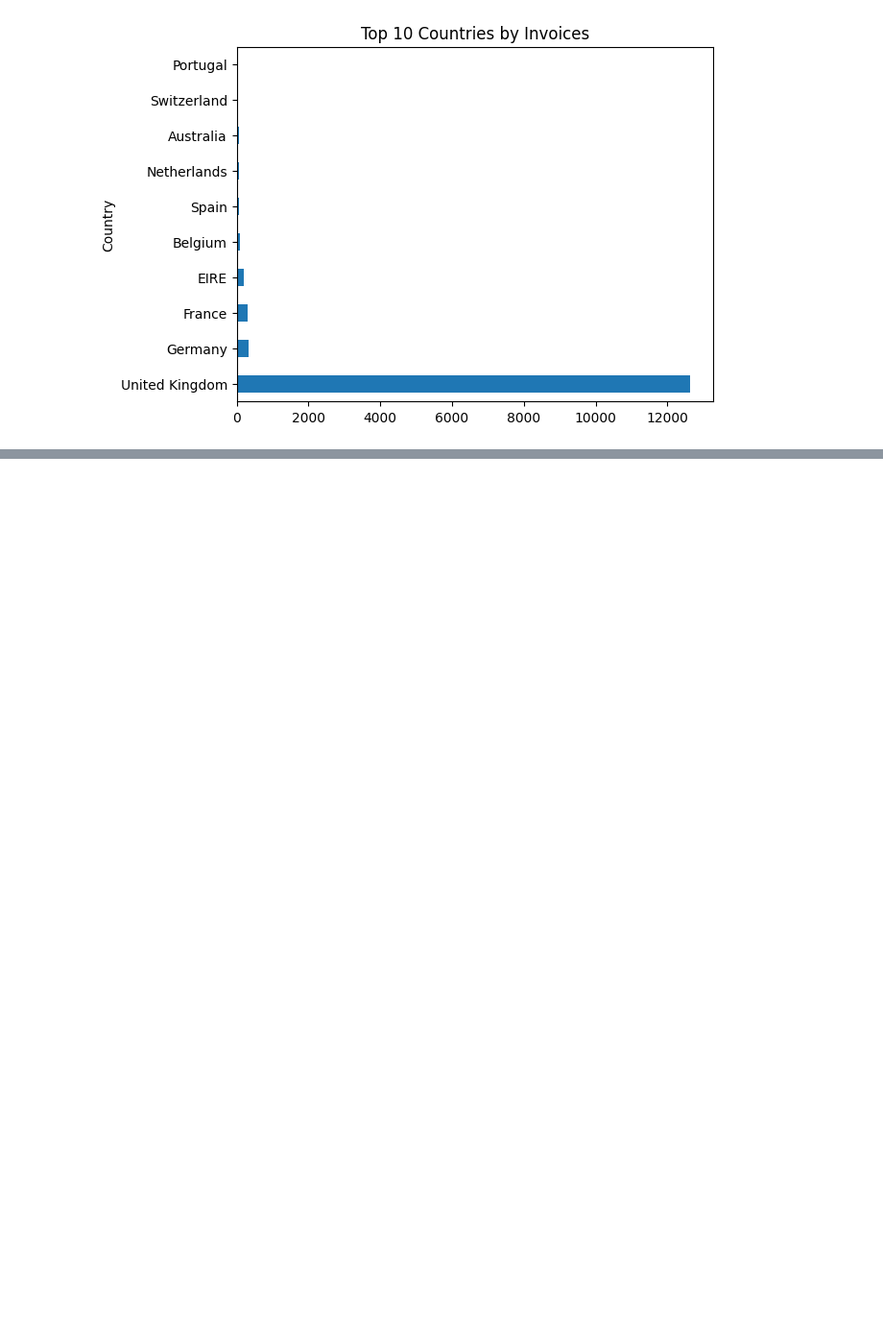
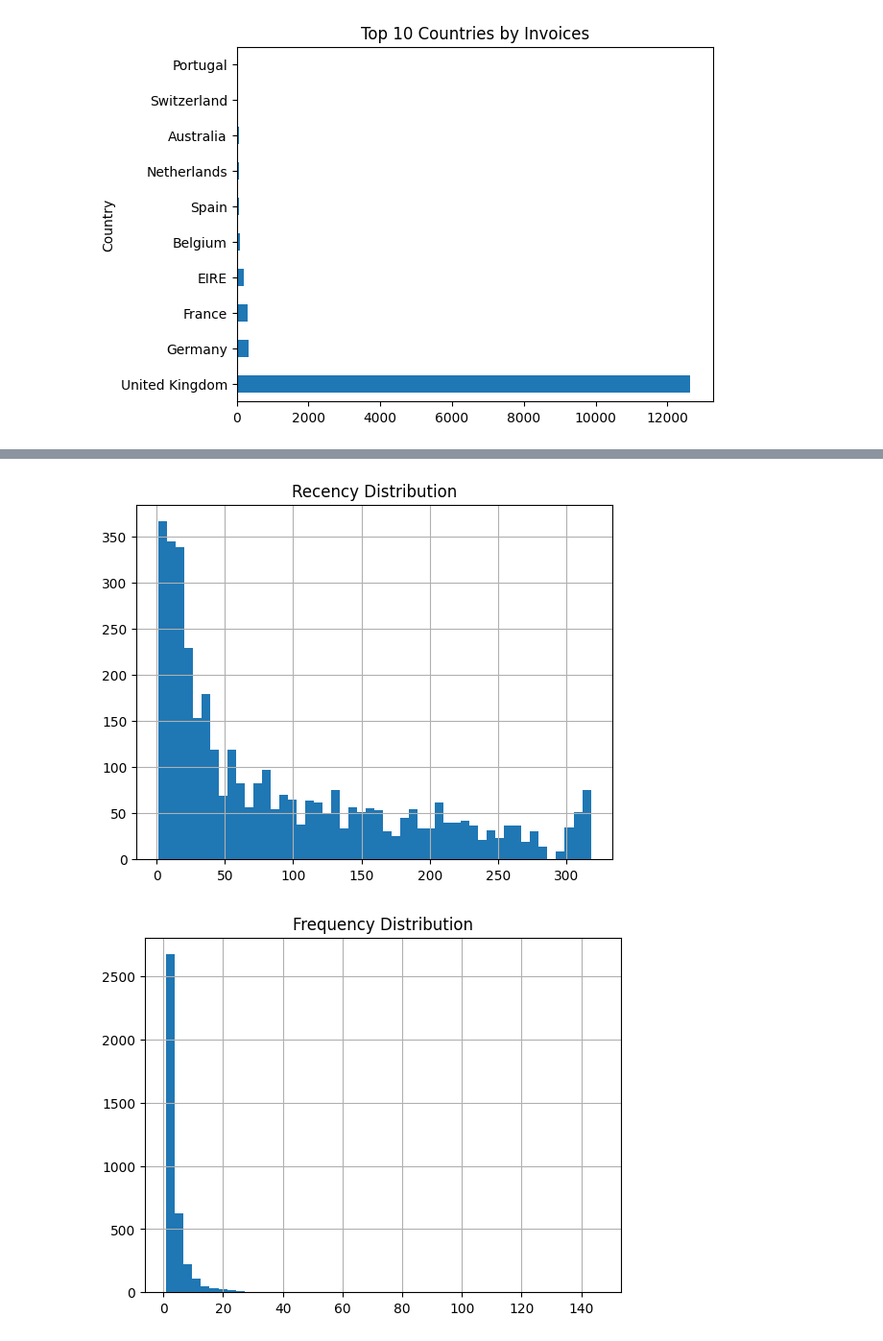
Before and after one commit to ArunK-ML/Project---Shopper-Spectrum-Customer-Segmentation-and-Product-Recommendations-in-E-Commerce, a Jupyter notebook: Shopper_Spectrum.ipynb, the cells around one changed output, grey strips where cells are left out. Shown: that part at 96% size. Drawn from its saved outputs; the diff is of its cells as text; code cells hidden in the pictures; blank space fills up the shorter version.

```diff
--- a/Shopper_Spectrum.ipynb
+++ b/Shopper_Spectrum.ipynb
@@ -220,27 +229,20 @@ plt.show()
 # %%
 # -----------------------------
 # 5) RFM analysis
 # -----------------------------
-ref_date = df["InvoiceDate"].max() + timedelta(days=1)
-
-rfm = df.groupby("CustomerID").agg(
-    Recency=("InvoiceDate", lambda x: (ref_date - x.max()).days),
-    Frequency=("InvoiceNo", "nunique"),
-    Monetary=("Revenue", "sum")
-).reset_index()
-
-print("\n📌 RFM Sample:")
-print(rfm.head())
 
 # Histograms
 rfm[["Recency"]].hist(bins=50)
 plt.title("Recency Distribution")
 plt.show()
 
 rfm[["Frequency"]].hist(bins=50)
 plt.title("Frequency Distribution")
 plt.show()
 
 rfm[["Monetary"]].hist(bins=50)
 plt.title("Monetary Distribution")
 plt.show()
+# %% [output]
+[figure, added]
+[figure, added]
```
Also changed, not shown: parts of 7 cells of this notebook.
